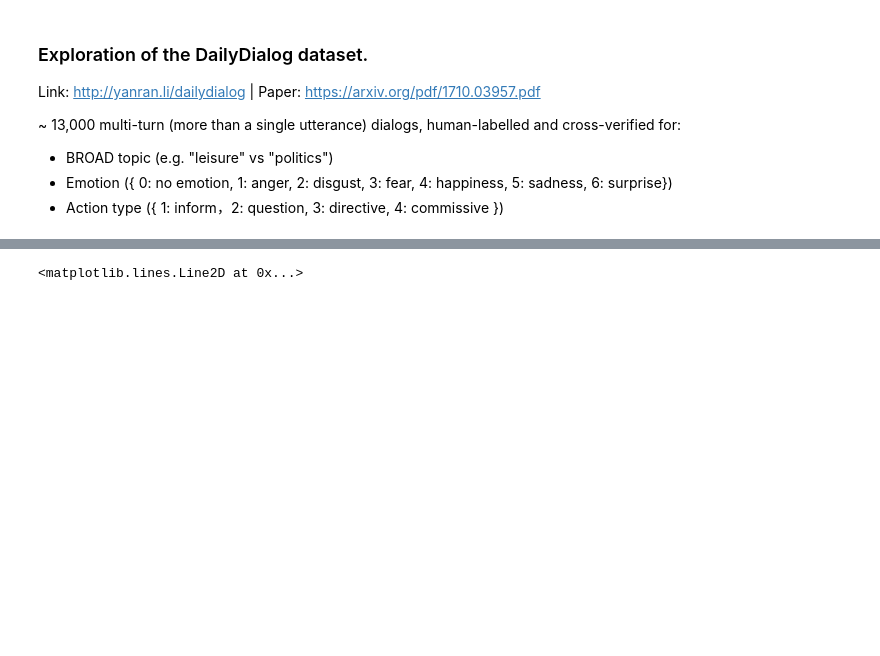
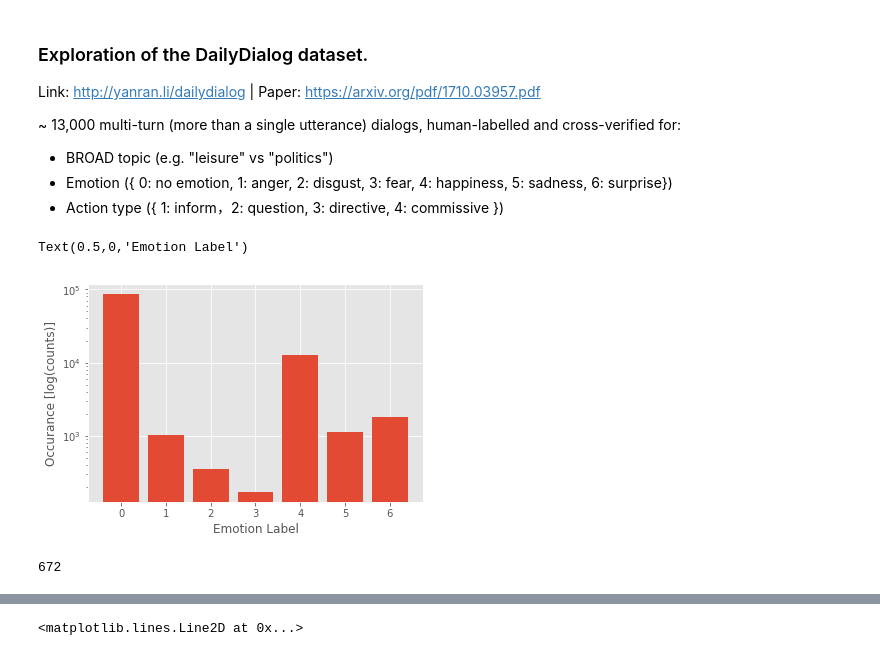
Before and after one commit to SaulAryehKohn/robo-recall, a Jupyter notebook: notebooks/Exploratory_data_analysis.ipynb, the cells around one changed output, grey strips where cells are left out. Saved outputs shown, nothing was run; the diff lists cells and outputs as text; code cells hidden in the pictures; blank space fills up the shorter version.

```diff
--- a/notebooks/Exploratory_data_analysis.ipynb
+++ b/notebooks/Exploratory_data_analysis.ipynb
@@ -17,7 +24,14 @@ from spacy import displacy
 # %%
 nlp = spacy.load('en_core_web_lg')
 # %%
-with open('dialogues_text.txt') as file:
+with open('../data/dialogues_text.txt') as file:
     dialogs = [line.rstrip('\n') for line in file]
+# %%
+with open('../data/dialogues_emotion.txt') as file:
+    emotions = [line.rstrip('\n') for line in file]
+# %%
+emotions_sp = [list(map(int, emo.split())) for emo in emotions]
+# 672 has incomplete emotion data!
+emotions_sp[672].append(0)
 # %%
 dialogs_sp = [line.split("__eou__")[:-1] for line in dialogs]
@@ -23,0 +40,18 @@ dialogs_sp = [line.split("__eou__")[:-1] for line in dialogs]
+# %%
+count_dict = {}
+for emote_list in emotions_sp:
+    for emote in emote_list:
+        try:
+            count_dict[emote]+=1
+        except:
+            count_dict[emote]=0
+count_arr = [count_dict[k] for k in sorted(count_dict.keys())]
+# %%
+f,ax = plt.subplots()
+ax.bar(range(7),count_arr)
+ax.set_yscale('log')
+ax.set_ylabel('Occurance [log(counts)]')
+ax.set_xlabel('Emotion Label')
+# %% [output]
+Text(0.5,0,'Emotion Label')
+[figure, added]
@@ -23,0 +62,4 @@ dialogs_sp = [line.split("__eou__")[:-1] for line in dialogs]
+# %%
+check_data.index(False)
+# %% [output]
+672
```
Also changed, not shown: parts of 15 cells of this notebook.
